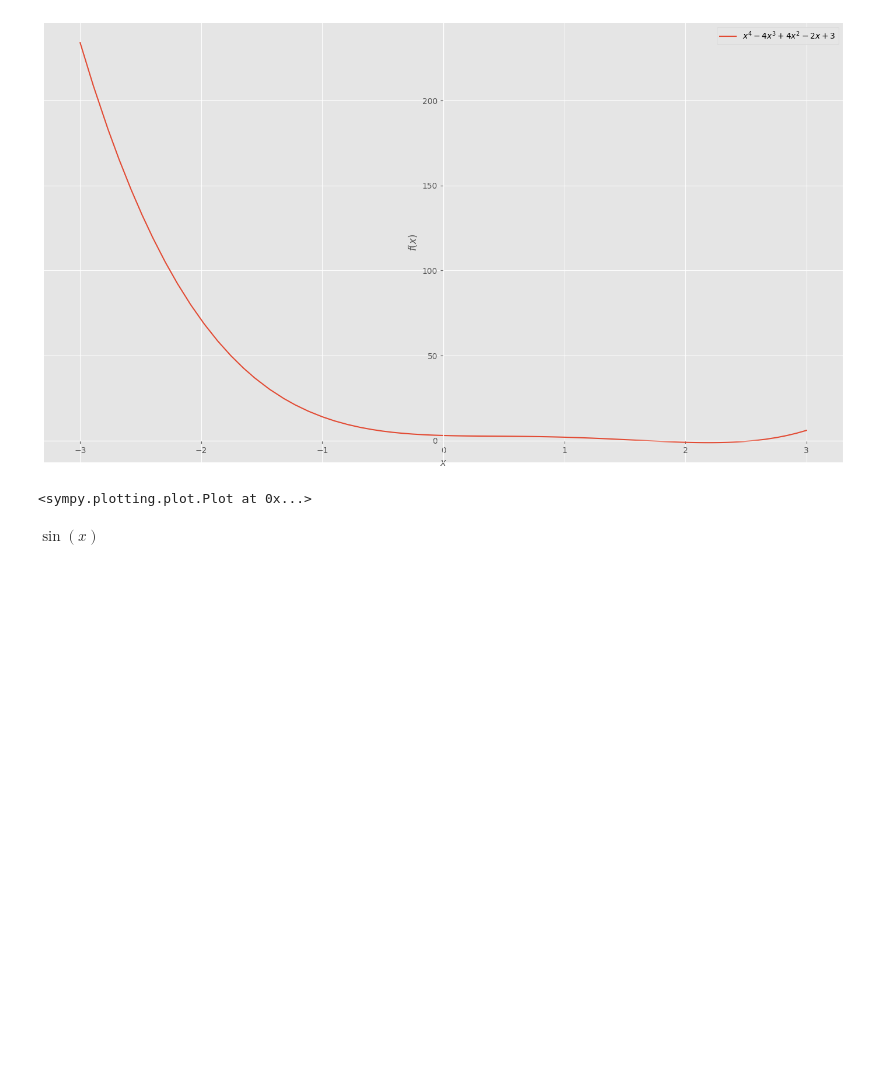
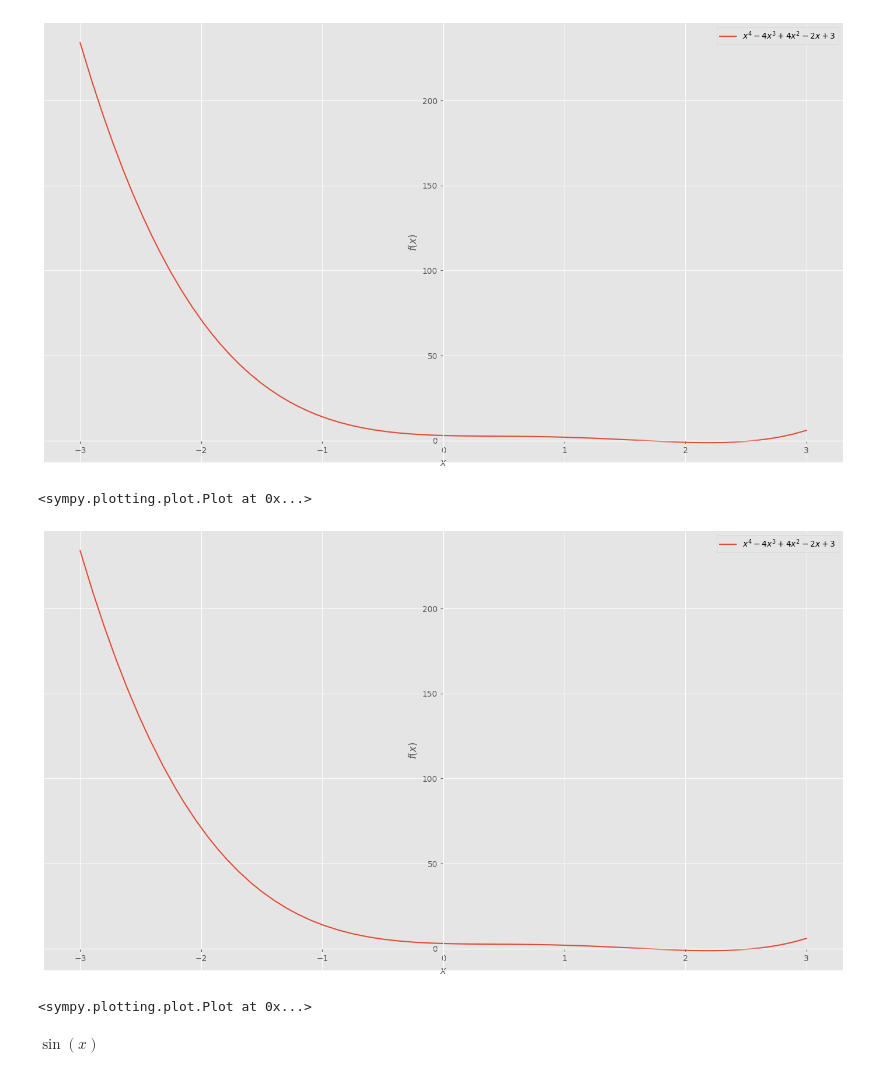
Before and after one commit to iampramodyadav/Geometry-and-Vectors, a Jupyter notebook: TaylorSeries.ipynb, the cells around one changed output. Saved outputs shown, nothing was run; the diff lists cells and outputs as text; code cells hidden in the pictures; blank space fills up the shorter version.

```diff
--- a/TaylorSeries.ipynb
+++ b/TaylorSeries.ipynb
@@ -32,6 +34,11 @@ plot(expr,(x,-3,3),legend=True)
 # %% [output]
 [figure]
 <sympy.plotting.plot.Plot at 0x...>
+# %%
+plot(expr,(x,-3,3),legend=True,autoscale=False,aspect="equal")
+# %% [output]
+[figure, added]
+<sympy.plotting.plot.Plot at 0x...>
 # %%
 f = sp.sin(x)
 f
```
Also changed, not shown: parts of 16 cells of this notebook.
